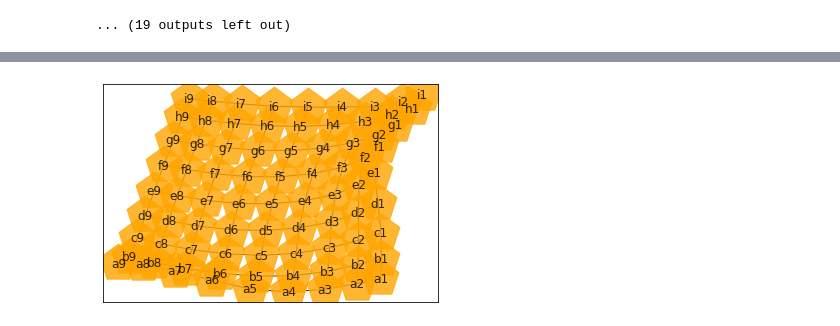
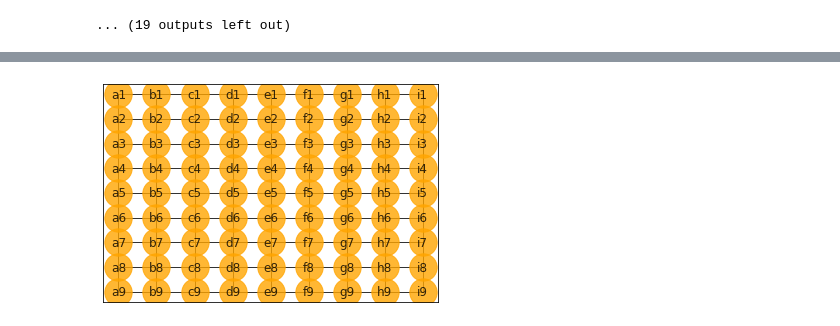
Before and after one commit to sadaakisz/Quoridor_Overthimker, a Jupyter notebook: Test_Notebook.ipynb, the cells around one changed output, grey strips where cells are left out. Drawn from its saved outputs; the diff is of its cells as text; code cells hidden in the pictures.

Commit message:
Node graphing working.
Modified buildBoard function and drawAL to match board appearance.

```diff
--- a/Test_Notebook.ipynb
+++ b/Test_Notebook.ipynb
@@ -472,35 +481,5 @@ def drawAL2(V, G, Vx):
-# %%
-#codigo para la representacion del tablero como grafo
-G=[[1, 3],
-    [0, 2, 4],
-    [1, 5],
-    [0, 4, 6],
-    [1, 3, 5, 7],
-    [2, 4, 8],
-    [3, 7],
-    [4, 6, 8],
-    [5, 7]]
-pos=[]
-for y in range(2, -1, -1):
-    for x in range(3):
-        pos.append((x, y))
-def drawAL(G):
-    gx=nx.Graph()
-    nv=len(G)
-    gx.add_nodes_from([u for u in range(nv)])
-    print(gx.nodes())
-    for u in range(nv):
-        for v in G[u]:
-            gx.add_edge(u, v)
-    nx.draw_networkx(gx,
-            pos=multipartite_layout(gx),
-            with_labels=True,
-            node_color='orange',
-            alpha=0.8,
-            node_size=1500,
-            node_shape='p')
 # %%
 nodes, conn, Vx=buildBoard()
-drawAL2(nodes, conn, Vx)
+drawAL(nodes, conn, Vx)
 # %% [output]
-[figure, old version]
+[figure, new version]
```
Also changed, not shown: parts of 4 cells of this notebook.
